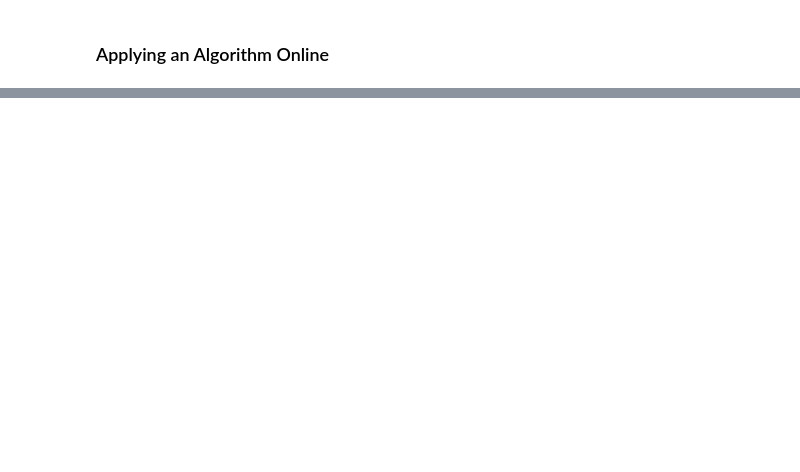
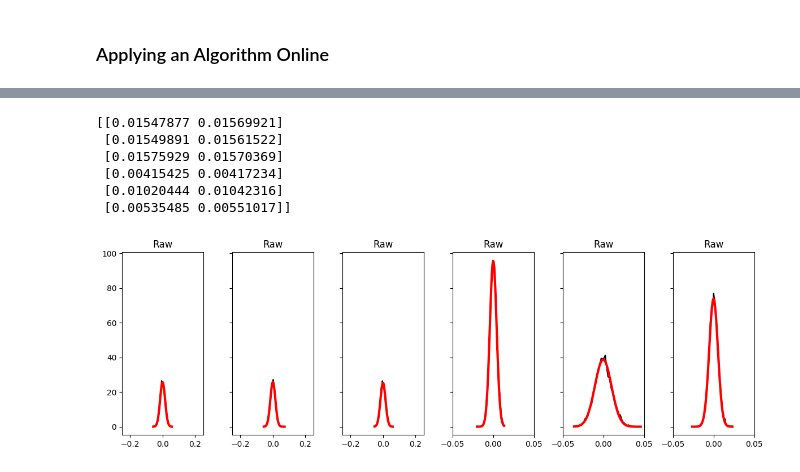
Before and after one commit to plusk01/teensyimu, a Jupyter notebook: examples/digital_lpf.ipynb, the cells around one changed output, grey strips where cells are left out. Drawn from its saved outputs; the diff is of its cells as text; code cells hidden in the pictures; blank space fills up the shorter version.

```diff
--- a/examples/digital_lpf.ipynb
+++ b/examples/digital_lpf.ipynb
@@ -223,0 +271,32 @@ std. gyro:   (0.76, 1.08, 0.55)
+# %%
+fig, axf = plt.subplots(1, 6, sharey=True, tight_layout=True)
+N = dataf.shape[0]
+dataf_mean = np.mean(dataf[:,:],axis=0)
+sigmaf_values=np.zeros((6,2))
+
+for ii in np.arange(1,7):
+    y_values, bin_edges = np.histogram(dataf[:,ii]-dataf_mean[ii], bins=n_bins, density=True)
+    bin_centers = 0.5*(bin_edges[1:] + bin_edges[:-1])
+    axf[ii-1].plot(bin_centers, y_values, label=str(ii),ls=':')
+    out   = leastsq( errfunc, init, args=(bin_centers, y_values))
+    c = out[0]
+    sigmaf_values[ii-1,0]=float(c[2])
+    axf[ii-1].set_title('Raw')
+    axf[ii-1].plot(bin_centers, y_values,'k')
+    axf[ii-1].plot(bin_centers, fitfunc(c, bin_centers), 'r', lw=3)
+    if (ii <= 3):
+        axf[ii-1].set_xlim([-0.25, .25])
+    else:
+        axf[ii-1].set_xlim([-0.05, .05])
+    mu, std = norm.fit(dataf[:,ii])
+    sigmaf_values[ii-1,1] = std
+
+print(np.abs(sigmaf_values))
+# %% [output]
+[[0.01547877 0.01569921]
+ [0.01549891 0.01561522]
+ [0.01575929 0.01570369]
+ [0.00415425 0.00417234]
+ [0.01020444 0.01042316]
+ [0.00535485 0.00551017]]
+[figure, added]
```
Also changed, not shown: parts of 11 cells of this notebook.
